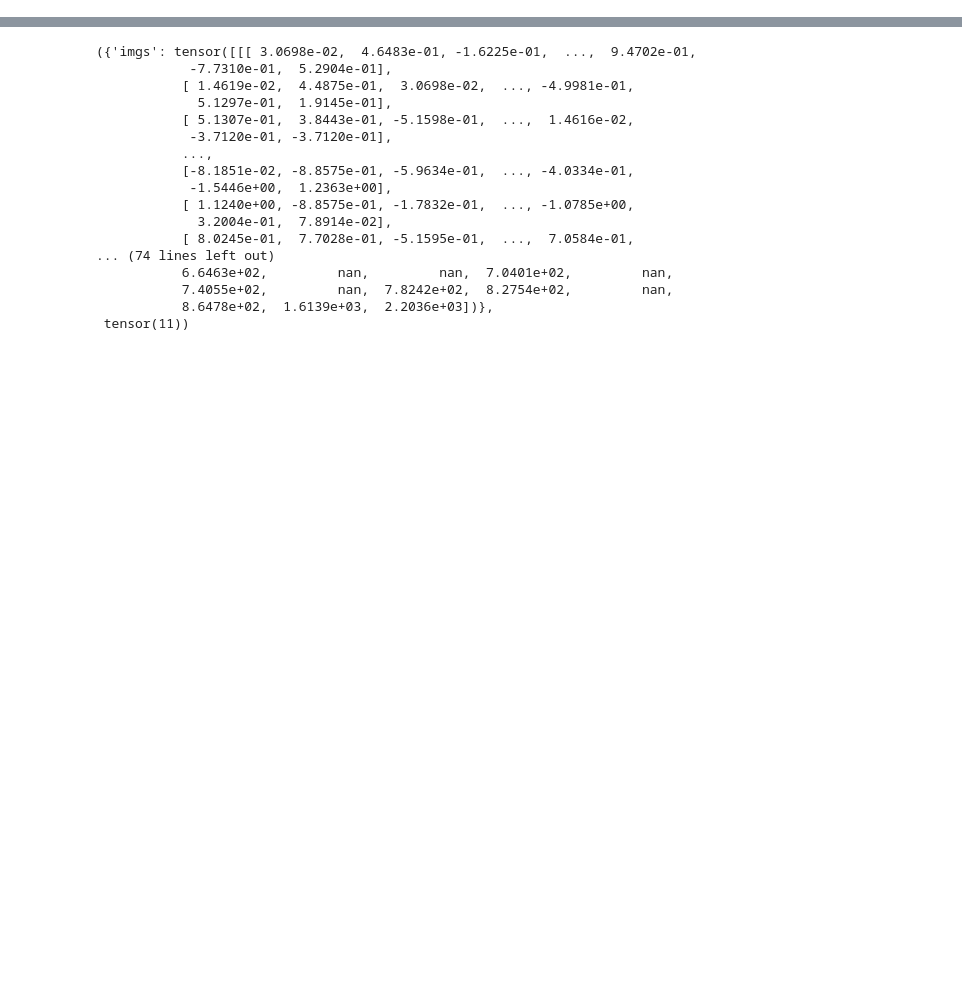
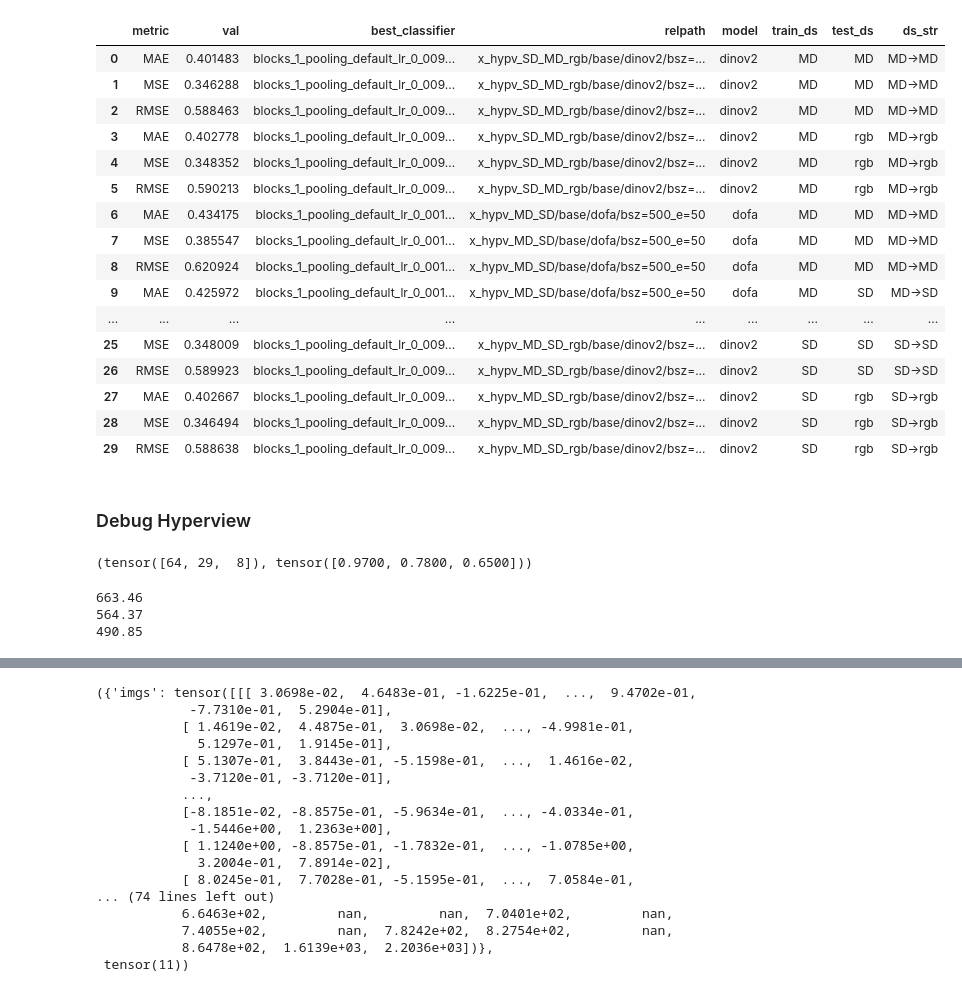
Before and after one commit to geobreeze/geobreeze, a Jupyter notebook: gb.ipynb, the cells around one changed output, grey strips where cells are left out. Saved outputs shown, nothing was run; the diff lists cells and outputs as text; code cells hidden in the pictures; blank space fills up the shorter version.

Commit message:
cross sensor experiments

```diff
--- a/gb.ipynb
+++ b/gb.ipynb
@@ -19,0 +119,71 @@ def get_aestetics(model):
+# %%
+df
+# %% [output]
+|  | metric | val | best_classifier | relpath | model | train_ds | test_ds | ds_str |
+| 0 | MAE | 0.401483 | blocks_1_pooling_default_lr_0_009... | x_hypv_SD_MD_rgb/base/dinov2/bsz=... | dinov2 | MD | MD | MD->MD |
+| 1 | MSE | 0.346288 | blocks_1_pooling_default_lr_0_009... | x_hypv_SD_MD_rgb/base/dinov2/bsz=... | dinov2 | MD | MD | MD->MD |
+| 2 | RMSE | 0.588463 | blocks_1_pooling_default_lr_0_009... | x_hypv_SD_MD_rgb/base/dinov2/bsz=... | dinov2 | MD | MD | MD->MD |
+| 3 | MAE | 0.402778 | blocks_1_pooling_default_lr_0_009... | x_hypv_SD_MD_rgb/base/dinov2/bsz=... | dinov2 | MD | rgb | MD->rgb |
+| 4 | MSE | 0.348352 | blocks_1_pooling_default_lr_0_009... | x_hypv_SD_MD_rgb/base/dinov2/bsz=... | dinov2 | MD | rgb | MD->rgb |
+| 5 | RMSE | 0.590213 | blocks_1_pooling_default_lr_0_009... | x_hypv_SD_MD_rgb/base/dinov2/bsz=... | dinov2 | MD | rgb | MD->rgb |
+| 6 | MAE | 0.434175 | blocks_1_pooling_default_lr_0_001... | x_hypv_MD_SD/base/dofa/bsz=500_e=50 | dofa | MD | MD | MD->MD |
+| 7 | MSE | 0.385547 | blocks_1_pooling_default_lr_0_001... | x_hypv_MD_SD/base/dofa/bsz=500_e=50 | dofa | MD | MD | MD->MD |
+| 8 | RMSE | 0.620924 | blocks_1_pooling_default_lr_0_001... | x_hypv_MD_SD/base/dofa/bsz=500_e=50 | dofa | MD | MD | MD->MD |
+| 9 | MAE | 0.425972 | blocks_1_pooling_default_lr_0_001... | x_hypv_MD_SD/base/dofa/bsz=500_e=50 | dofa | MD | SD | MD->SD |
+| ... | ... | ... | ... | ... | ... | ... | ... | ... |
+| 25 | MSE | 0.348009 | blocks_1_pooling_default_lr_0_009... | x_hypv_MD_SD_rgb/base/dinov2/bsz=... | dinov2 | SD | SD | SD->SD |
+| 26 | RMSE | 0.589923 | blocks_1_pooling_default_lr_0_009... | x_hypv_MD_SD_rgb/base/dinov2/bsz=... | dinov2 | SD | SD | SD->SD |
+| 27 | MAE | 0.402667 | blocks_1_pooling_default_lr_0_009... | x_hypv_MD_SD_rgb/base/dinov2/bsz=... | dinov2 | SD | rgb | SD->rgb |
+| 28 | MSE | 0.346494 | blocks_1_pooling_default_lr_0_009... | x_hypv_MD_SD_rgb/base/dinov2/bsz=... | dinov2 | SD | rgb | SD->rgb |
+| 29 | RMSE | 0.588638 | blocks_1_pooling_default_lr_0_009... | x_hypv_MD_SD_rgb/base/dinov2/bsz=... | dinov2 | SD | rgb | SD->rgb |
+# %% [markdown]
+### Debug Hyperview
+# %%
+""" get indices"""
+import yaml
+import torch
+
+sats = {
+    'SD': '/home/hk-project-pai00028/tum_mhj8661/code/geobreeze/geobreeze/datasets/metadata/sensors/superdove.yaml',
+    'MD': '/home/hk-project-pai00028/tum_mhj8661/code/geobreeze/geobreeze/datasets/metadata/sensors/modis_terra.yaml',
+    'hyperview': '/home/hk-project-pai00028/tum_mhj8661/code/geobreeze/geobreeze/datasets/metadata/sensors/intuition.yaml',
+}
+
+for k,v in sats.items():
+    with open(v, 'r') as f:
+        data = yaml.safe_load(f)
+    sats[k] = torch.tensor([b['gaussian']['mu'] for b in data['bands'].values()])
+
+def find(src, tgt):
+    if not isinstance(src, torch.Tensor):
+        src = torch.tensor(src)
+    if not isinstance(tgt, torch.Tensor):
+        tgt = torch.tensor(tgt)
+    src = src[:, None]
+    tgt = tgt[None, :]
+    diff = torch.abs(src - tgt)
+    min_diff, min_idx = diff.min(dim=0)
+    return min_idx, min_diff
+
+# find(sats['hyperview'], sats['MD'])
+
+find(sats['hyperview'], [665.69,554,487])
+# %% [output]
+(tensor([64, 29,  8]), tensor([0.9700, 0.7800, 0.6500]))
+# %%
+from geobreeze.datasets.utils.utils import load_ds_cfg
+
+dsconfig = load_ds_cfg('hyperview')
+
+MD = [1,8,21,27,29,57,64,67,89,124,127]
+SD = [9,22,32,47,64,77,126]
+
+SD_rgb = [63, 32,  9]
+
+dsconfig = load_ds_cfg('hyperview')
+for i in SD_rgb:
+    print(dsconfig['bands'][i]['gaussian']['mu'])
+# %% [output]
+663.46
+564.37
+490.85
```
Also changed, not shown: parts of 28 cells of this notebook, 25 other files.
